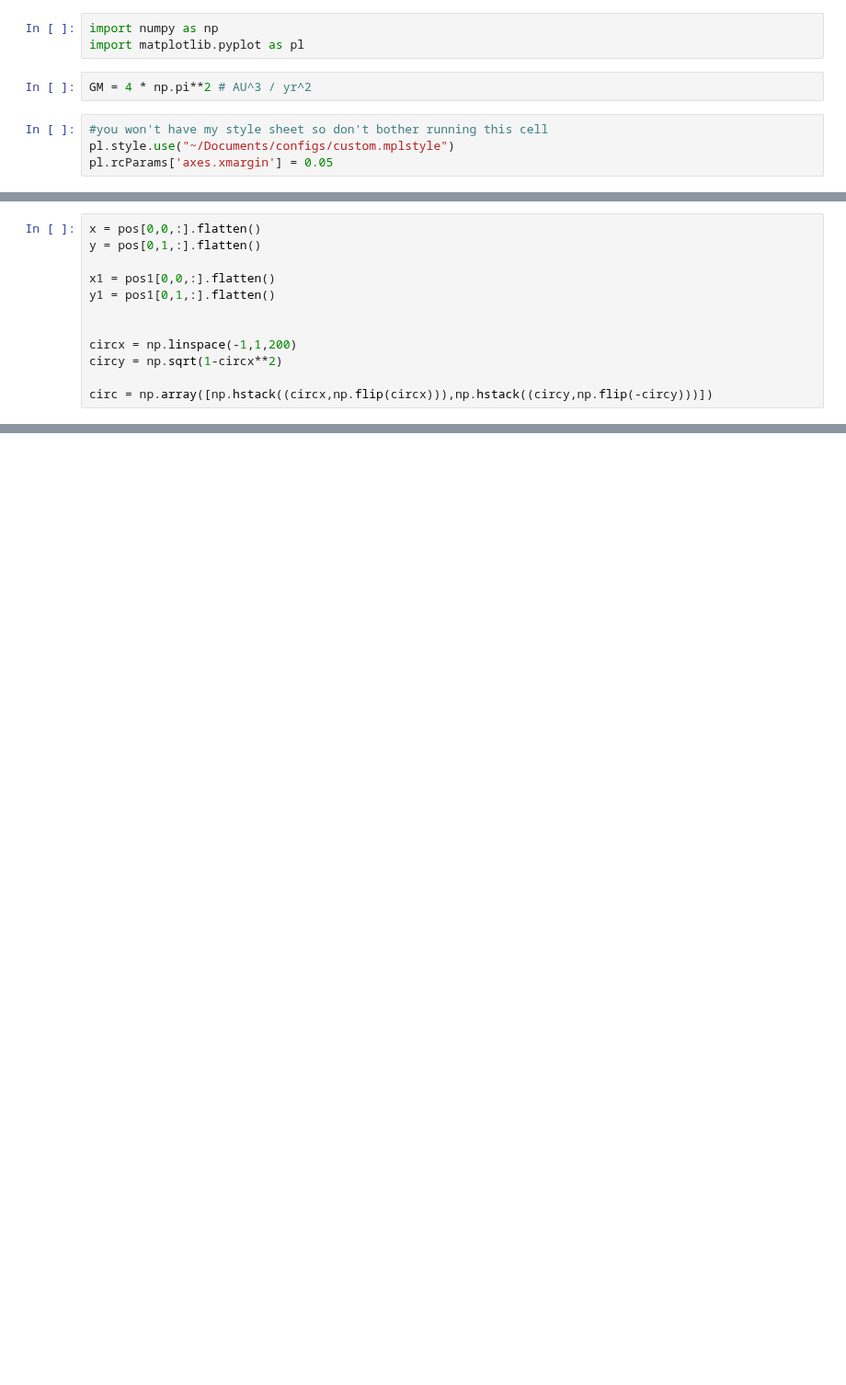
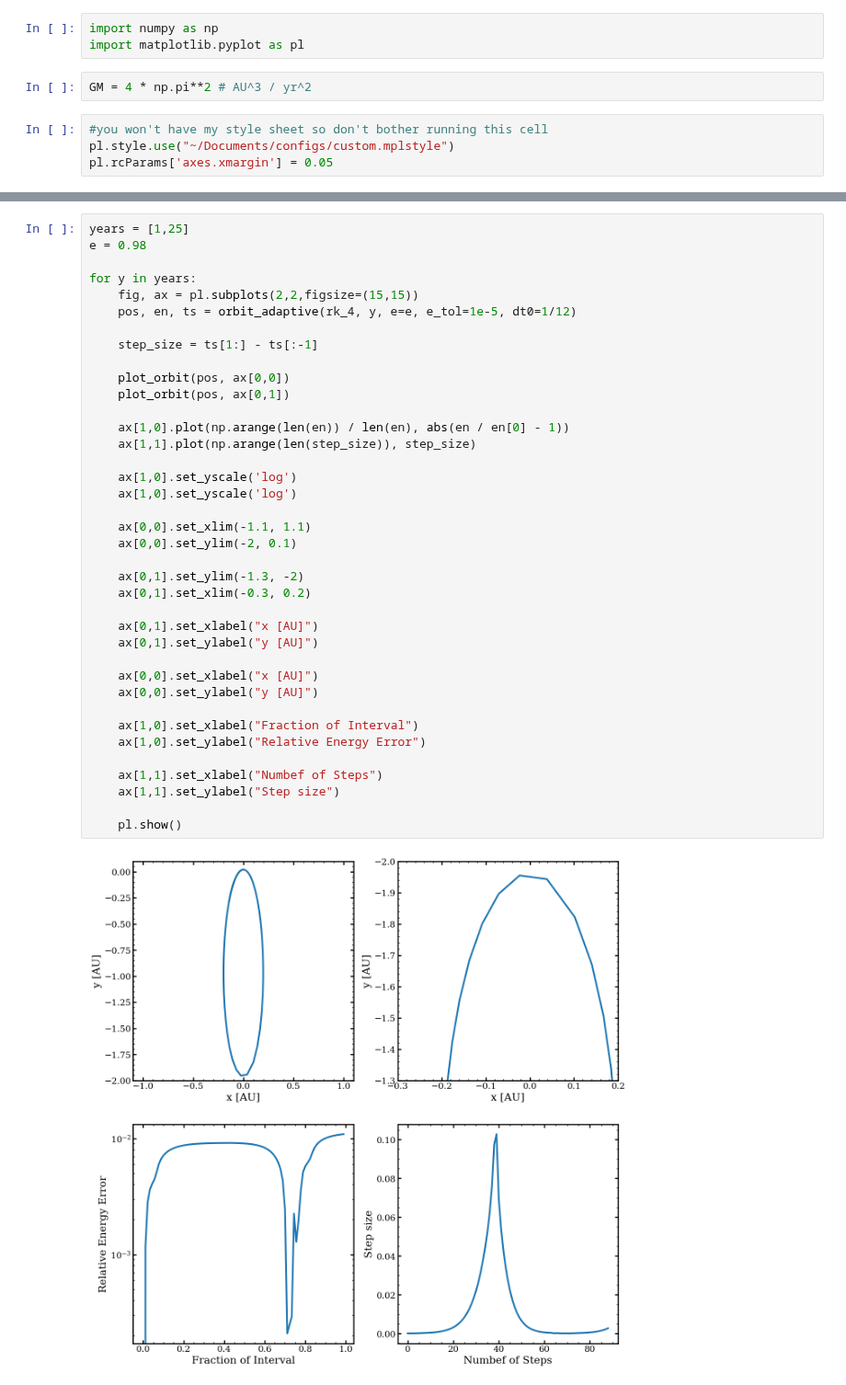
Before and after one commit to ochase10/compute-class, a Jupyter notebook: hw2/hw2.ipynb, the cells around one changed output, grey strips where cells are left out. Shown at 92% size. Cells and saved outputs as stored; diff of their text form; blank space fills up the shorter version.

```diff
--- a/hw2/hw2.ipynb
+++ b/hw2/hw2.ipynb
@@ -225,12 +285,0 @@ pos1, en1, ts1 = orbit_adaptive(rk_4, years, e=e, e_tol=1e-5, dt0=1/12)
-# %%
-x = pos[0,0,:].flatten()
-y = pos[0,1,:].flatten()
-
-x1 = pos1[0,0,:].flatten()
-y1 = pos1[0,1,:].flatten()
-
-
-circx = np.linspace(-1,1,200)
-circy = np.sqrt(1-circx**2)
-
-circ = np.array([np.hstack((circx,np.flip(circx))),np.hstack((circy,np.flip(-circy)))])
@@ -251,0 +324,40 @@ pl.show()
+# %%
+years = [1,25]
+e = 0.98
+
+for y in years:
+    fig, ax = pl.subplots(2,2,figsize=(15,15))
+    pos, en, ts = orbit_adaptive(rk_4, y, e=e, e_tol=1e-5, dt0=1/12)
+
+    step_size = ts[1:] - ts[:-1]
+
+    plot_orbit(pos, ax[0,0])
+    plot_orbit(pos, ax[0,1])
+
+    ax[1,0].plot(np.arange(len(en)) / len(en), abs(en / en[0] - 1))
+    ax[1,1].plot(np.arange(len(step_size)), step_size)
+
+    ax[1,0].set_yscale('log')
+    ax[1,0].set_yscale('log')
+
+    ax[0,0].set_xlim(-1.1, 1.1)
+    ax[0,0].set_ylim(-2, 0.1)
+
+    ax[0,1].set_ylim(-1.3, -2)
+    ax[0,1].set_xlim(-0.3, 0.2)
+
+    ax[0,1].set_xlabel("x [AU]")
+    ax[0,1].set_ylabel("y [AU]")
+
+    ax[0,0].set_xlabel("x [AU]")
+    ax[0,0].set_ylabel("y [AU]")
+
+    ax[1,0].set_xlabel("Fraction of Interval")
+    ax[1,0].set_ylabel("Relative Energy Error")
+
+    ax[1,1].set_xlabel("Numbef of Steps")
+    ax[1,1].set_ylabel("Step size")
+
+    pl.show()
+# %% [output]
+[figure, added]
```
Also changed, not shown: parts of 6 cells of this notebook.
